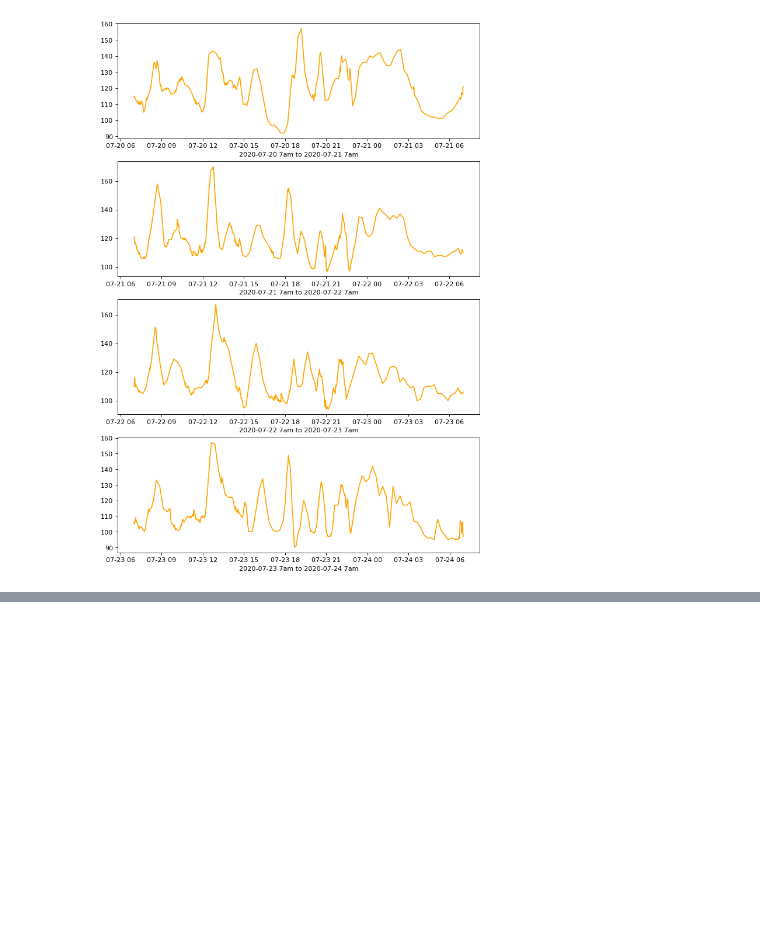
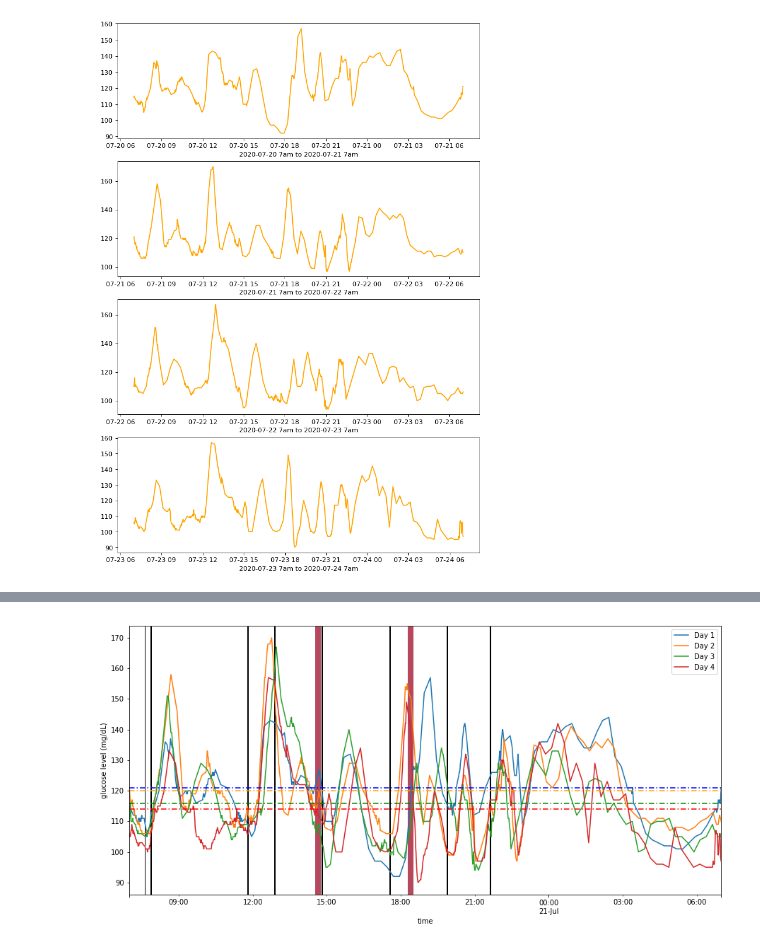
Before and after one commit to qrn99/FUSRP2020_TestingMathModels, a Jupyter notebook: Data_analysis (Nancy).ipynb, the cells around one changed output, grey strips where cells are left out. Saved outputs shown, nothing was run; the diff lists cells and outputs as text; code cells hidden in the pictures; blank space fills up the shorter version.

Commit message:
Add Four days interpolated data
day1 = column 1, etc

```diff
--- a/Data_analysis (Nancy).ipynb
+++ b/Data_analysis (Nancy).ipynb
@@ -452,0 +383,84 @@ plt.show()
+# %%
+# overlap plots
+from datetime import datetime, timedelta
+from datetime import datetime, timedelta
+
+new_data_daily1 = new_data.loc["2020-07-20 07:00:00": "2020-07-21 06:59:00"].drop(columns=["time"])
+# new_data_daily1.index = new_data_daily1.index.time
+new_data_daily2 = new_data.loc["2020-07-21 07:00:00": "2020-07-22 06:59:00"].drop(columns=["time"])
+new_data_daily2.index = new_data_daily1.index
+new_data_daily3 = new_data.loc["2020-07-22 07:00:00": "2020-07-23 06:59:00"].drop(columns=["time"])
+new_data_daily3.index = new_data_daily1.index
+new_data_daily4 = new_data.loc["2020-07-23 07:00:00": "2020-07-24 07:00:00"].drop(columns=["time"])
+new_data_daily4.index = new_data_daily1.index
+
+new_data_daily = pd.concat([new_data_daily1, new_data_daily2, new_data_daily3,
+                            new_data_daily4], axis=1, sort=False)
+
+ax = new_data_daily.plot(figsize=(15, 7))
+ax.set_ylabel("glucose level (mg/dL)")
+# temp_dates = pd.date_range(start='07:00:00', end='06:59:00').strftime("%H:%M:%S"))
+# temp_times = ["2020-07-20 07:00", "2020-07-20 08:00", "2020-07-20 09:00", "2020-07-20 10:00", "2020-07-20 11:00",
+#               "2020-07-20 12:00", "2020-07-20 13:00", "2020-07-20 14:00", "2020-07-20 15:00", "2020-07-20 16:00",
+#               "2020-07-20 17:00", "2020-07-20 18:00", "2020-07-20 19:00", "2020-07-20 20:00", "2020-07-20 21:00",
+#               "2020-07-20 22:00", "2020-07-20 23:00", "2020-07-21 00:00", "2020-07-21 01:00", "2020-07-21 02:00",
+#               "2020-07-21 03:00", "2020-07-21 04:00", "2020-07-21 05:00", "2020-07-21 06:00"]
+# ax.set_xticks(temp_times)
+# ax.set_xticklabels(temp_times, rotation=60)
+# ax.set_xlim([pd.to_datetime("07:00:00").time, pd.to_datetime("06:59:00").time])
+# ax.set_xlim(pd.to_datetime('2014-01-28 23:50:00'), pd.to_datetime('2014-01-29 00:10:00'))
+
+
+# new_data_daily2 = new_data.loc["2020-07-21 07:00:00": "2020-07-22 07:00:00"].drop(columns=["time"])
+# new_data_daily2.index = new_data_daily2.index.time
+# new_data_daily2.plot(ax=ax, color="orange")
+#
+# new_data_daily3 = new_data.loc["2020-07-22 07:00:00": "2020-07-23 07:00:00"].drop(columns=["time"])
+# new_data_daily3.index = new_data_daily3.index.time
+# new_data_daily3.plot(ax=ax, color="green")
+#
+# new_data_daily4 = new_data.loc["2020-07-23 07:00:00":"2020-07-24 07:00:00"].drop(columns=["time"])
+# new_data_daily4.index = new_data_daily4.index.time
+# new_data_daily4.plot(ax=ax, color="red")
+
+ax.legend(["Day 1", "Day 2", "Day 3", "Day 4"])
+
+mean1 = new_data_daily1["glucose level"].mean()
+ax.axhline(mean1, color="blue", dashes=(5, 2, 1, 2))
+mean2 = new_data_daily2["glucose level"].mean()
+ax.axhline(mean2, color="orange", dashes=(5, 2, 1, 2))
+mean3 = new_data_daily3["glucose level"].mean()
+ax.axhline(mean3, color="green", dashes=(5, 2, 1, 2))
+mean4 = new_data_daily4["glucose level"].mean()
+ax.axhline(mean4, color="red", dashes=(5, 2, 1, 2))
+
+# Drinking/eating highlight
+highlight_data = pd.DataFrame(columns=list('XY'))
+highlight_data.columns = ['Start', 'Stop']
+highlight_data['Start'] = ["2020-07-20 07:35:00", "2020-07-20 07:50:00",
+                           "2020-07-20 11:45:00", "2020-07-20 12:50:00",
+                           "2020-07-20 14:45:00", "2020-07-20 17:30:00",
+                           "2020-07-20 19:50:00", "2020-07-20 21:35:00"]
+highlight_data['Stop'] = ["2020-07-20 07:40:00", "2020-07-20 07:55:00",
+                          "2020-07-20 11:50:00", "2020-07-20 12:55:00",
+                          "2020-07-20 14:50:00", "2020-07-20 17:35:00",
+                          "2020-07-20 19:55:00", "2020-07-20 21:40:00"]
+
+for i, row in highlight_data.iterrows():
+    ax.axvspan(row[0], row[1], edgecolor="white", facecolor="black")
+
+# Exercises highlight
+highlight_data_ex = pd.DataFrame(columns=list('XY'))
+highlight_data_ex.columns = ['Start', 'Stop']
+highlight_data_ex['Start'] = ["2020-07-20 14:30:00", "2020-07-20 18:15:00"]
+highlight_data_ex['Stop'] = ["2020-07-20 14:45:00", "2020-07-20 18:30:00"]
+
+np.random.seed(76)
+mycolors = np.random.choice(list(mpl.colors.XKCD_COLORS.keys()), len(highlight_data_ex), replace=False)
+
+for i, row in highlight_data_ex.iterrows():
+    ax.axvspan(row[0], row[1], edgecolor="white", facecolor=mycolors[0])
+
+plt.show()
+# %% [output]
+[figure, added]
```
Also changed, not shown: parts of 19 cells of this notebook, 1 other file.
